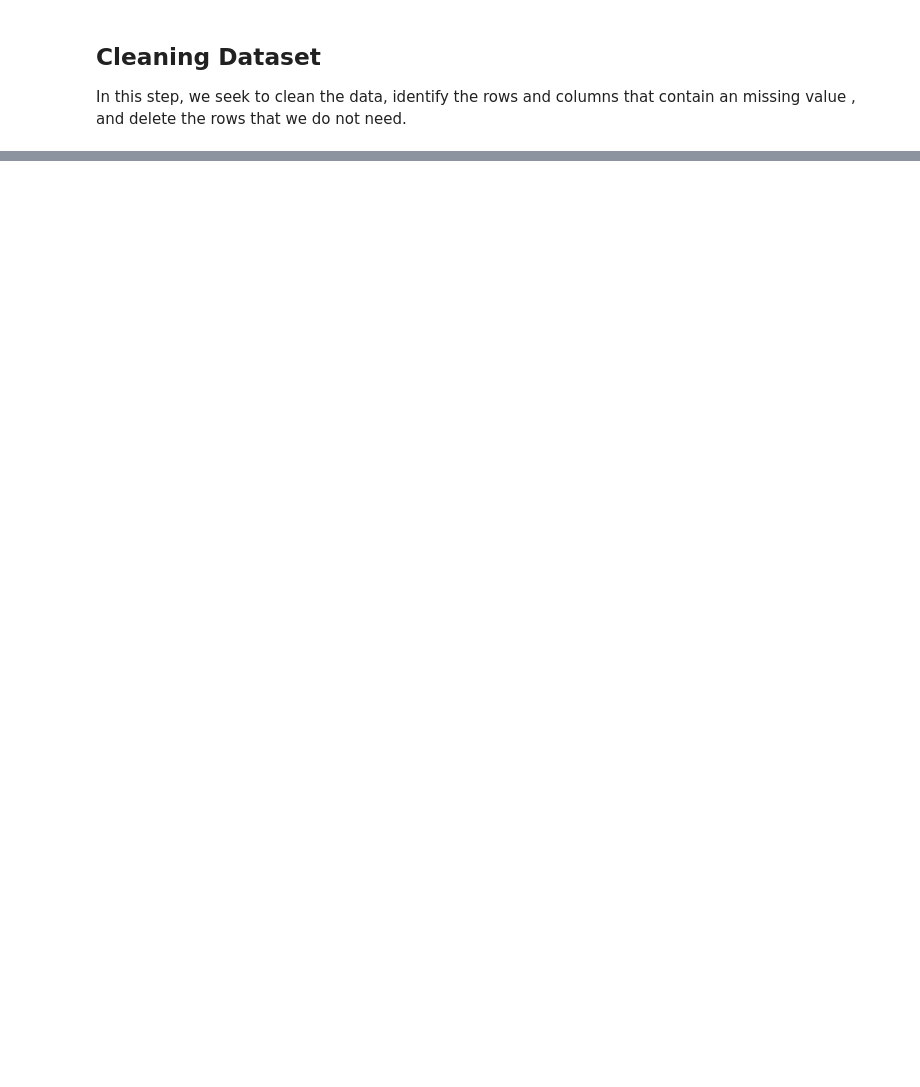
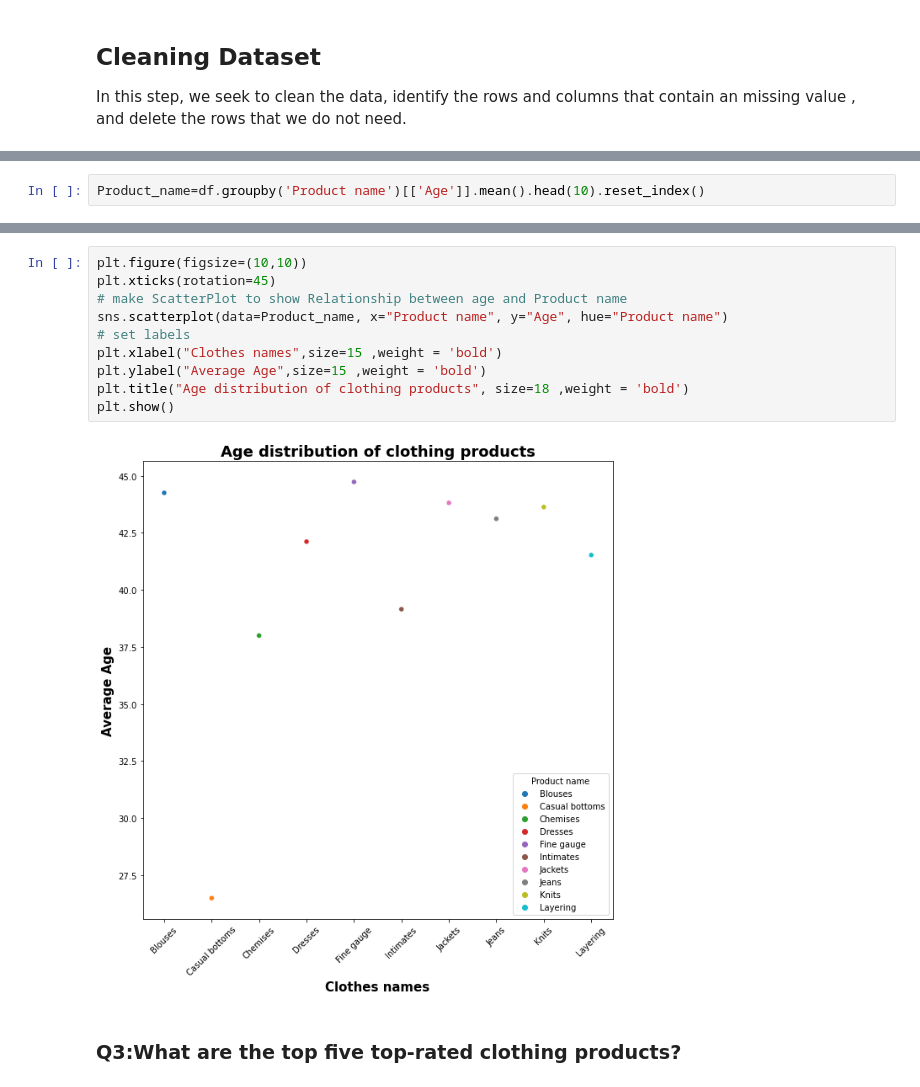
Before and after one commit to Mashael2030/Analysis-of-E-commerce-for-women-s-clothing-EDA, a Jupyter notebook: Women-s-Clothing-E-Commerce - Pandas .ipynb, the cells around one changed output, grey strips where cells are left out. Saved outputs shown, nothing was run; the diff lists cells and outputs as text; blank space fills up the shorter version.

```diff
--- a/Women-s-Clothing-E-Commerce - Pandas .ipynb
+++ b/Women-s-Clothing-E-Commerce - Pandas .ipynb
@@ -137,0 +206,2 @@ dtype: int64
+# %%
+Product_name=df.groupby('Product name')[['Age']].mean().head(10).reset_index()
@@ -137,0 +222,14 @@ dtype: int64
+# %%
+plt.figure(figsize=(10,10))
+plt.xticks(rotation=45)
+# make ScatterPlot to show Relationship between age and Product name
+sns.scatterplot(data=Product_name, x="Product name", y="Age", hue="Product name")
+# set labels
+plt.xlabel("Clothes names",size=15 ,weight = 'bold')
+plt.ylabel("Average Age",size=15 ,weight = 'bold')
+plt.title("Age distribution of clothing products", size=18 ,weight = 'bold')
+plt.show()
+# %% [output]
+[figure, added]
+# %% [markdown]
+### Q3:What are the top five top-rated clothing products?
```
Also changed, not shown: parts of 33 cells of this notebook, 2 other files.
